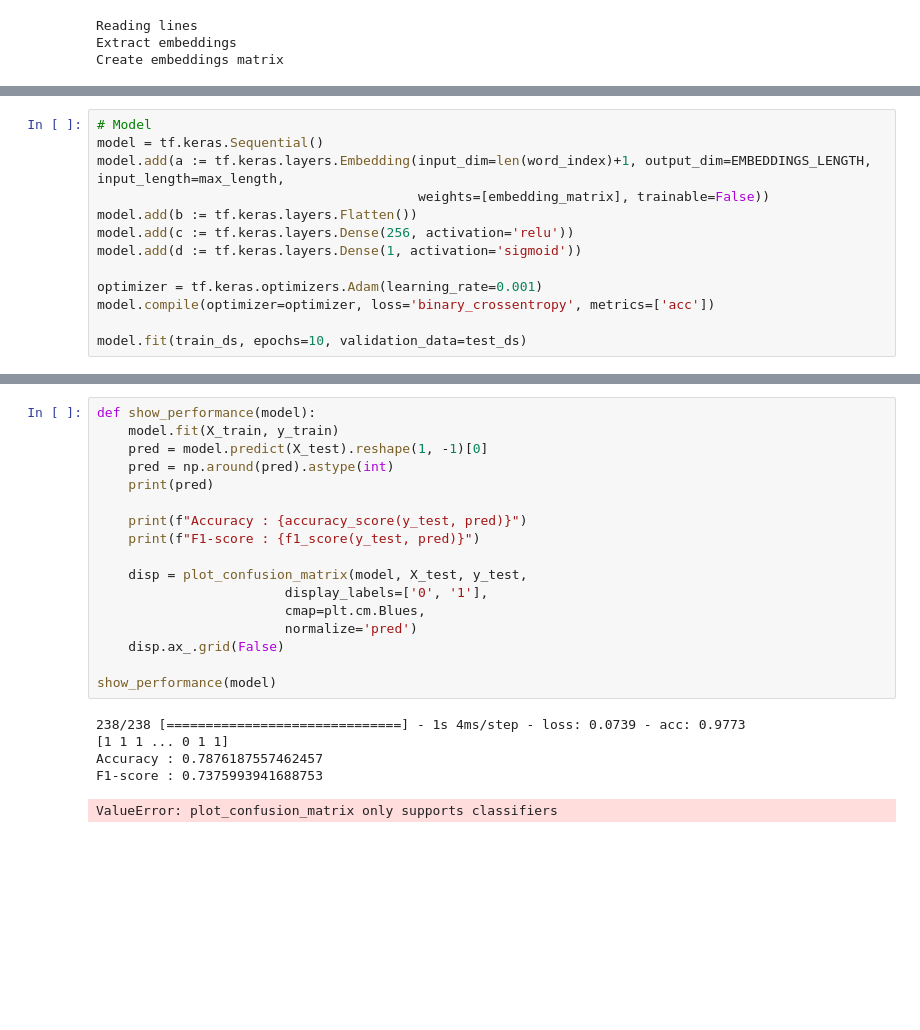
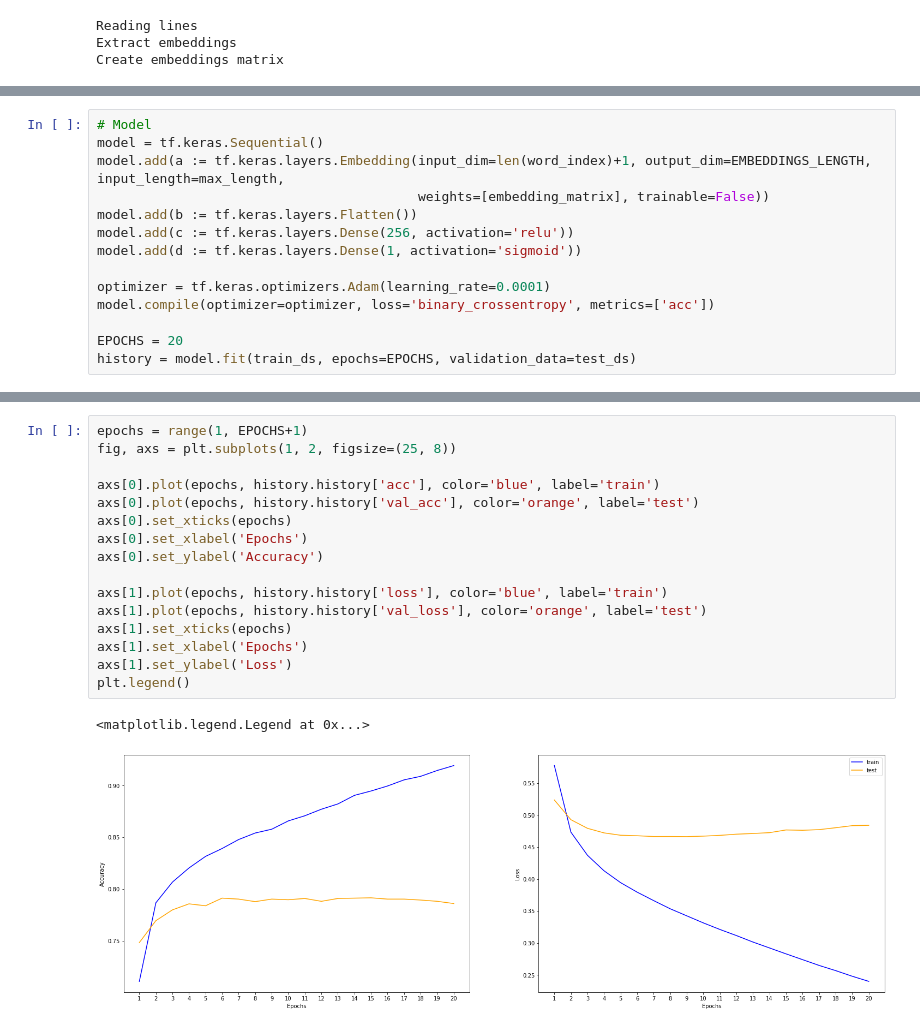
Before and after one commit to vesran/NLP-with-Disaster-Tweets, a Jupyter notebook: 02_MLP_baseline.ipynb, the cells around one changed output, grey strips where cells are left out. Cells and saved outputs as stored; diff of their text form; blank space fills up the shorter version.

```diff
--- a/02_MLP_baseline.ipynb
+++ b/02_MLP_baseline.ipynb
@@ -84,8 +93,9 @@ model.add(b := tf.keras.layers.Flatten())
 model.add(c := tf.keras.layers.Dense(256, activation='relu'))
 model.add(d := tf.keras.layers.Dense(1, activation='sigmoid'))
 
-optimizer = tf.keras.optimizers.Adam(learning_rate=0.001)
+optimizer = tf.keras.optimizers.Adam(learning_rate=0.0001)
 model.compile(optimizer=optimizer, loss='binary_crossentropy', metrics=['acc'])
 
-model.fit(train_ds, epochs=10, validation_data=test_ds)
+EPOCHS = 20
+history = model.fit(train_ds, epochs=EPOCHS, validation_data=test_ds)
 # %% [output]
@@ -113,23 +119,19 @@ Epoch 10/10
-# %%
-def show_performance(model):
-    model.fit(X_train, y_train)
-    pred = model.predict(X_test).reshape(1, -1)[0]
-    pred = np.around(pred).astype(int)
-    print(pred)
-
-    print(f"Accuracy : {accuracy_score(y_test, pred)}")
-    print(f"F1-score : {f1_score(y_test, pred)}")
-
-    disp = plot_confusion_matrix(model, X_test, y_test,
-                        display_labels=['0', '1'],
-                        cmap=plt.cm.Blues,
-                        normalize='pred')
-    disp.ax_.grid(False)
-
-show_performance(model)
-# %% [output]
-238/238 [==============================] - 1s 4ms/step - loss: 0.0739 - acc: 0.9773
-[1 1 1 ... 0 1 1]
-Accuracy : 0.7876187557462457
-F1-score : 0.7375993941688753
-ValueError: plot_confusion_matrix only supports classifiers
+# %%
+epochs = range(1, EPOCHS+1)
+fig, axs = plt.subplots(1, 2, figsize=(25, 8))
+
+axs[0].plot(epochs, history.history['acc'], color='blue', label='train')
+axs[0].plot(epochs, history.history['val_acc'], color='orange', label='test')
+axs[0].set_xticks(epochs)
+axs[0].set_xlabel('Epochs')
+axs[0].set_ylabel('Accuracy')
+
+axs[1].plot(epochs, history.history['loss'], color='blue', label='train')
+axs[1].plot(epochs, history.history['val_loss'], color='orange', label='test')
+axs[1].set_xticks(epochs)
+axs[1].set_xlabel('Epochs')
+axs[1].set_ylabel('Loss')
+plt.legend()
+# %% [output]
+<matplotlib.legend.Legend at 0x...>
+[figure, added]
```
Also changed, not shown: parts of 11 cells of this notebook, 4 other files.
